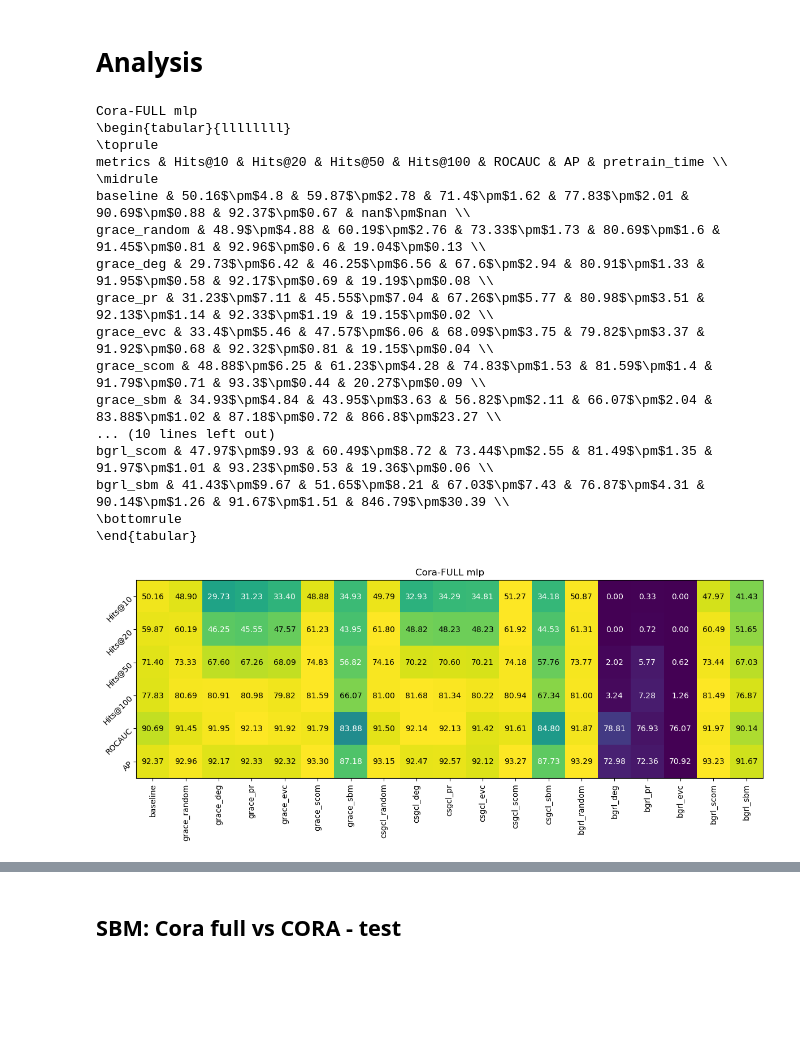
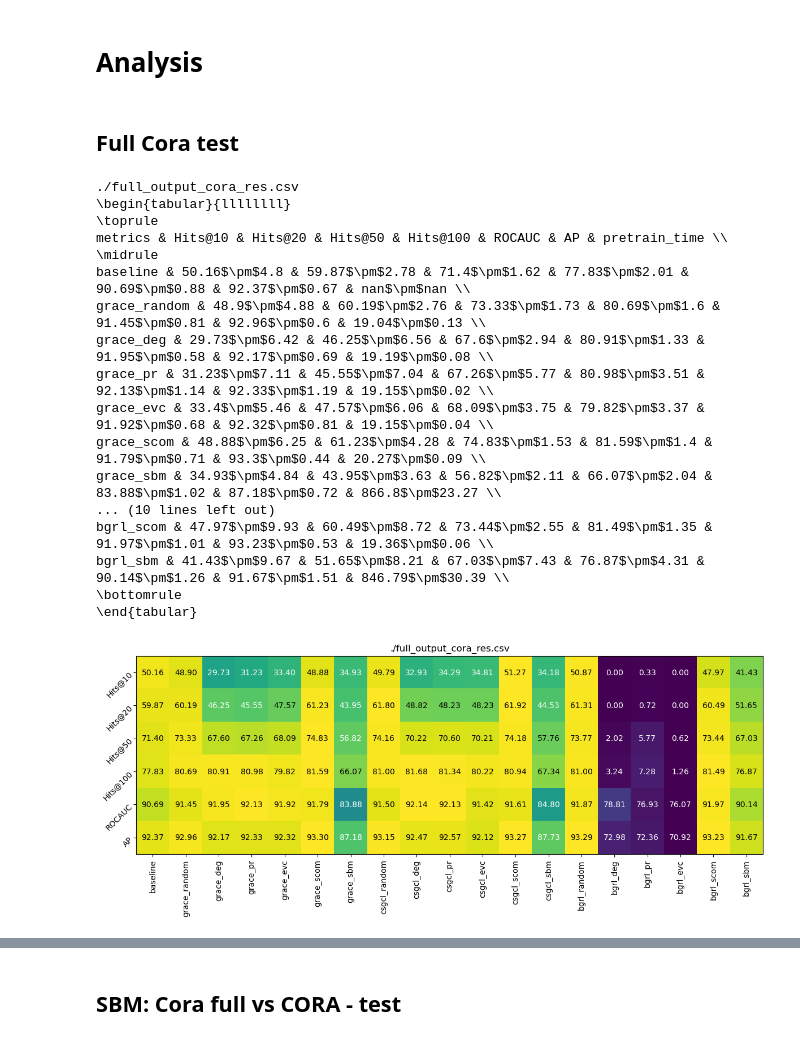
Before and after one commit to valentincuzin/GCL-Link-Prediction, a Jupyter notebook: New/output/Analysis.ipynb, the cells around one changed output, grey strips where cells are left out. Saved outputs shown, nothing was run; the diff lists cells and outputs as text; code cells hidden in the pictures; blank space fills up the shorter version.

```diff
--- a/New/output/Analysis.ipynb
+++ b/New/output/Analysis.ipynb
@@ -7,6 +7,12 @@ import ast
 import matplotlib.pyplot as plt
 from sklearn.metrics import jaccard_score
 # %%
+def res_load(csv_name: str):
+    data = pd.read_csv(csv_name, sep=';').T
+    data.columns = data.loc['metrics']
+    data.drop(index='metrics', inplace=True)
+    return data
+
 def extract_mean(value):
     if isinstance(value, str):
         return float(value.split('$\\pm$')[0])
@@ -30,7 +36,7 @@ def jaccard_heatmap(data):
     res += np.transpose(res) + np.identity(len(data))
     heatmap(pd.DataFrame(res, index=data.index, columns=data.index), 'Corelation Overlap', False)
 
-def heatmap(data: pd.DataFrame, Title: str, normalized=True):
+def heatmap(data: pd.DataFrame, Title: str, size: tuple[int, int]= (12, 12), normalized=True):
     data = data.copy()
     data = data.T
     if 'pretrain_time' in data.index:
@@ -41,7 +47,7 @@ def heatmap(data: pd.DataFrame, Title: str, normalized=True):
         normalized_data = (data - data.min(axis=1).values[:, np.newaxis]) / (data.max(axis=1).values[:, np.newaxis] - data.min(axis=1).values[:, np.newaxis])
     else:
         normalized_data = data
-    fig, ax = plt.subplots(figsize=(12, 12))
+    fig, ax = plt.subplots(figsize=size)
     im = ax.imshow(normalized_data)
 
     plt.xticks(rotation=90)
@@ -59,36 +65,37 @@ def heatmap(data: pd.DataFrame, Title: str, normalized=True):
     ax.set_title(Title)
     fig.tight_layout()
     plt.show()
+# %% [markdown]
+## Full Cora test
 # %%
-data_sbm = pd.read_csv('./full_output_cora_res.csv', sep=';').T
-data_sbm.columns = data_sbm.loc['metrics']
-data_sbm.drop(index='metrics', inplace=True)
+name = './full_output_cora_res.csv'
+data = res_load(name)
 
-print('Cora-FULL mlp')
-print(data_sbm.to_latex(
+print(name)
+print(data.to_latex(
         index=True, formatters={"name": str.upper}, float_format="{:.1f}".format
     ))
-heatmap(data_sbm, 'Cora-FULL mlp')
-display(data_sbm.T)
+heatmap(data, name)
+display(data.T)
 # %% [output]
-Cora-FULL mlp
+./full_output_cora_res.csv
 \begin{tabular}{llllllll}
 \toprule
 metrics & Hits@10 & Hits@20 & Hits@50 & Hits@100 & ROCAUC & AP & pretrain_time \\
 \midrule
 baseline & 50.16$\pm$4.8 & 59.87$\pm$2.78 & 71.4$\pm$1.62 & 77.83$\pm$2.01 & 90.69$\pm$0.88 & 92.37$\pm$0.67 & nan$\pm$nan \\
 grace_random & 48.9$\pm$4.88 & 60.19$\pm$2.76 & 73.33$\pm$1.73 & 80.69$\pm$1.6 & 91.45$\pm$0.81 & 92.96$\pm$0.6 & 19.04$\pm$0.13 \\
 grace_deg & 29.73$\pm$6.42 & 46.25$\pm$6.56 & 67.6$\pm$2.94 & 80.91$\pm$1.33 & 91.95$\pm$0.58 & 92.17$\pm$0.69 & 19.19$\pm$0.08 \\
 grace_pr & 31.23$\pm$7.11 & 45.55$\pm$7.04 & 67.26$\pm$5.77 & 80.98$\pm$3.51 & 92.13$\pm$1.14 & 92.33$\pm$1.19 & 19.15$\pm$0.02 \\
 grace_evc & 33.4$\pm$5.46 & 47.57$\pm$6.06 & 68.09$\pm$3.75 & 79.82$\pm$3.37 & 91.92$\pm$0.68 & 92.32$\pm$0.81 & 19.15$\pm$0.04 \\
 grace_scom & 48.88$\pm$6.25 & 61.23$\pm$4.28 & 74.83$\pm$1.53 & 81.59$\pm$1.4 & 91.79$\pm$0.71 & 93.3$\pm$0.44 & 20.27$\pm$0.09 \\
 grace_sbm & 34.93$\pm$4.84 & 43.95$\pm$3.63 & 56.82$\pm$2.11 & 66.07$\pm$2.04 & 83.88$\pm$1.02 & 87.18$\pm$0.72 & 866.8$\pm$23.27 \\
 ... (10 lines left out)
 bgrl_scom & 47.97$\pm$9.93 & 60.49$\pm$8.72 & 73.44$\pm$2.55 & 81.49$\pm$1.35 & 91.97$\pm$1.01 & 93.23$\pm$0.53 & 19.36$\pm$0.06 \\
 bgrl_sbm & 41.43$\pm$9.67 & 51.65$\pm$8.21 & 67.03$\pm$7.43 & 76.87$\pm$4.31 & 90.14$\pm$1.26 & 91.67$\pm$1.51 & 846.79$\pm$30.39 \\
 \bottomrule
 \end{tabular}
-[figure, old version]
+[figure, new version]
 |  | baseline | grace_random | grace_deg | grace_pr | grace_evc | grace_scom | grace_sbm | csgcl_random | ... |
 | metrics |  |  |  |  |  |  |  |  | ... |
 | Hits@10 | 50.16$\pm$4.8 | 48.9$\pm$4.88 | 29.73$\pm$6.42 | 31.23$\pm$7.11 | 33.4$\pm$5.46 | 48.88$\pm$6.25 | 34.93$\pm$4.84 | 49.79$\pm$5.65 | ... |
```
Also changed, not shown: parts of 6 cells of this notebook.
